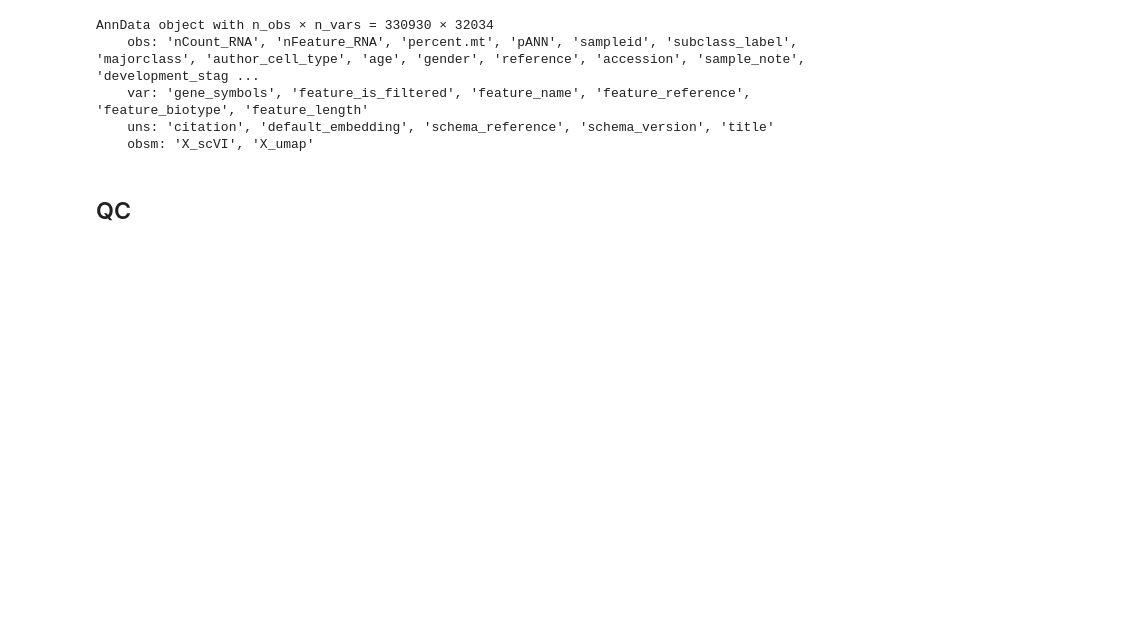
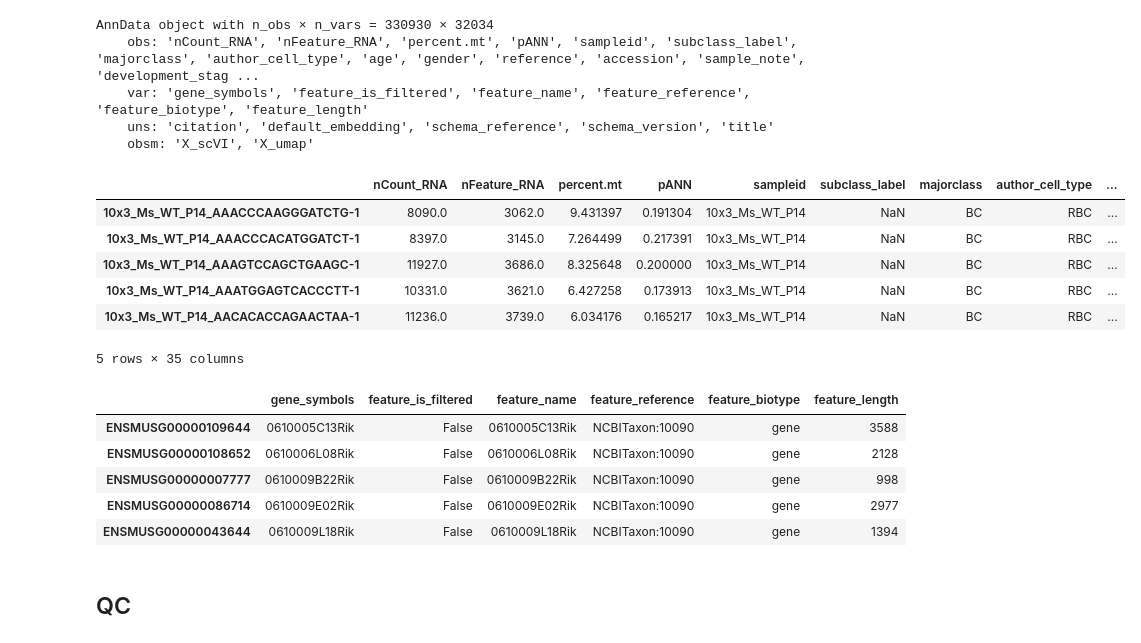
Before and after one commit to yuyanchenglab/CAMR2024, a Jupyter notebook: analysis.ipynb, the cells around one changed output. Saved outputs shown, nothing was run; the diff lists cells and outputs as text; code cells hidden in the pictures; blank space fills up the shorter version.

```diff
--- a/analysis.ipynb
+++ b/analysis.ipynb
@@ -23,6 +23,23 @@ AnnData object with n_obs × n_vars = 330930 × 32034
     var: 'gene_symbols', 'feature_is_filtered', 'feature_name', 'feature_reference', 'feature_biotype', 'feature_length'
     uns: 'citation', 'default_embedding', 'schema_reference', 'schema_version', 'title'
     obsm: 'X_scVI', 'X_umap'
+# %%
+display(adata.obs.head())
+display(adata.var.head())
+# %% [output]
+|  | nCount_RNA | nFeature_RNA | percent.mt | pANN | sampleid | subclass_label | majorclass | author_cell_type | ... |
+| 10x3_Ms_WT_P14_AAACCCAAGGGATCTG-1 | 8090.0 | 3062.0 | 9.431397 | 0.191304 | 10x3_Ms_WT_P14 | NaN | BC | RBC | ... |
+| 10x3_Ms_WT_P14_AAACCCACATGGATCT-1 | 8397.0 | 3145.0 | 7.264499 | 0.217391 | 10x3_Ms_WT_P14 | NaN | BC | RBC | ... |
+| 10x3_Ms_WT_P14_AAAGTCCAGCTGAAGC-1 | 11927.0 | 3686.0 | 8.325648 | 0.200000 | 10x3_Ms_WT_P14 | NaN | BC | RBC | ... |
+| 10x3_Ms_WT_P14_AAATGGAGTCACCCTT-1 | 10331.0 | 3621.0 | 6.427258 | 0.173913 | 10x3_Ms_WT_P14 | NaN | BC | RBC | ... |
+| 10x3_Ms_WT_P14_AACACACCAGAACTAA-1 | 11236.0 | 3739.0 | 6.034176 | 0.165217 | 10x3_Ms_WT_P14 | NaN | BC | RBC | ... |
+5 rows × 35 columns
+|  | gene_symbols | feature_is_filtered | feature_name | feature_reference | feature_biotype | feature_length |
+| ENSMUSG00000109644 | 0610005C13Rik | False | 0610005C13Rik | NCBITaxon:10090 | gene | 3588 |
+| ENSMUSG00000108652 | 0610006L08Rik | False | 0610006L08Rik | NCBITaxon:10090 | gene | 2128 |
+| ENSMUSG00000007777 | 0610009B22Rik | False | 0610009B22Rik | NCBITaxon:10090 | gene | 998 |
+| ENSMUSG00000086714 | 0610009E02Rik | False | 0610009E02Rik | NCBITaxon:10090 | gene | 2977 |
+| ENSMUSG00000043644 | 0610009L18Rik | False | 0610009L18Rik | NCBITaxon:10090 | gene | 1394 |
 # %% [markdown]
 ## QC
 # %%
```
Also changed, not shown: parts of 18 cells of this notebook.
